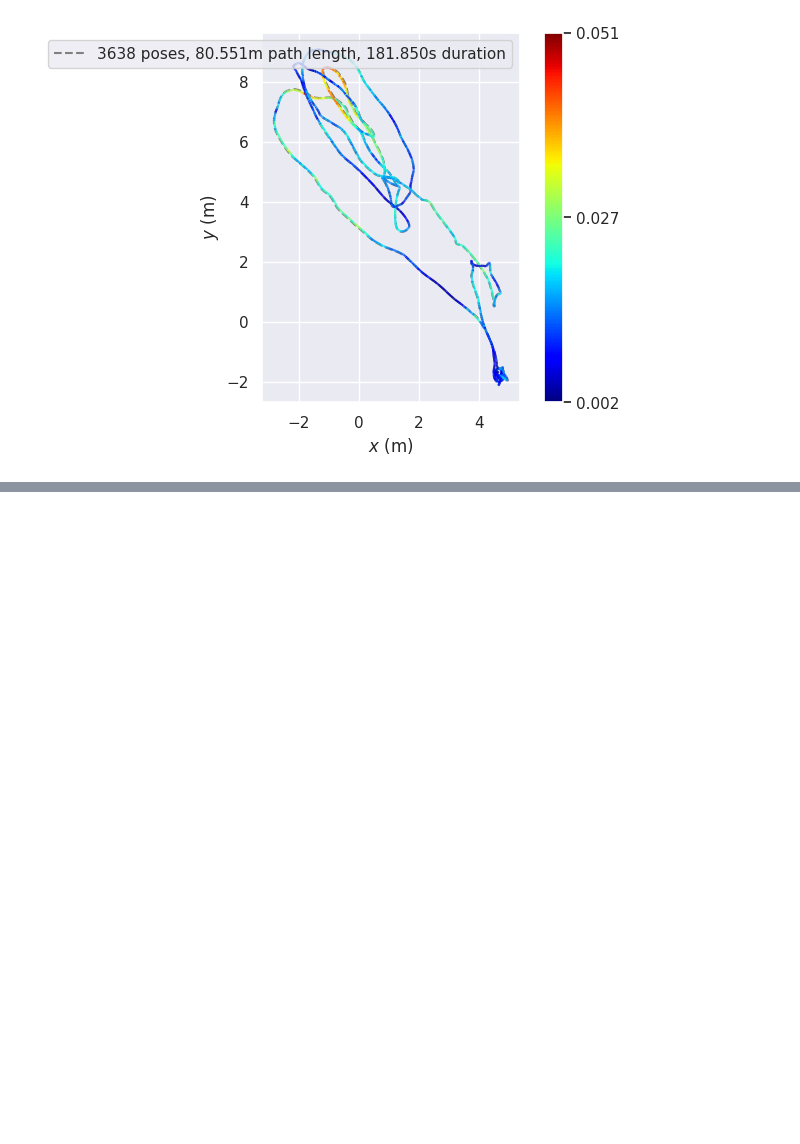
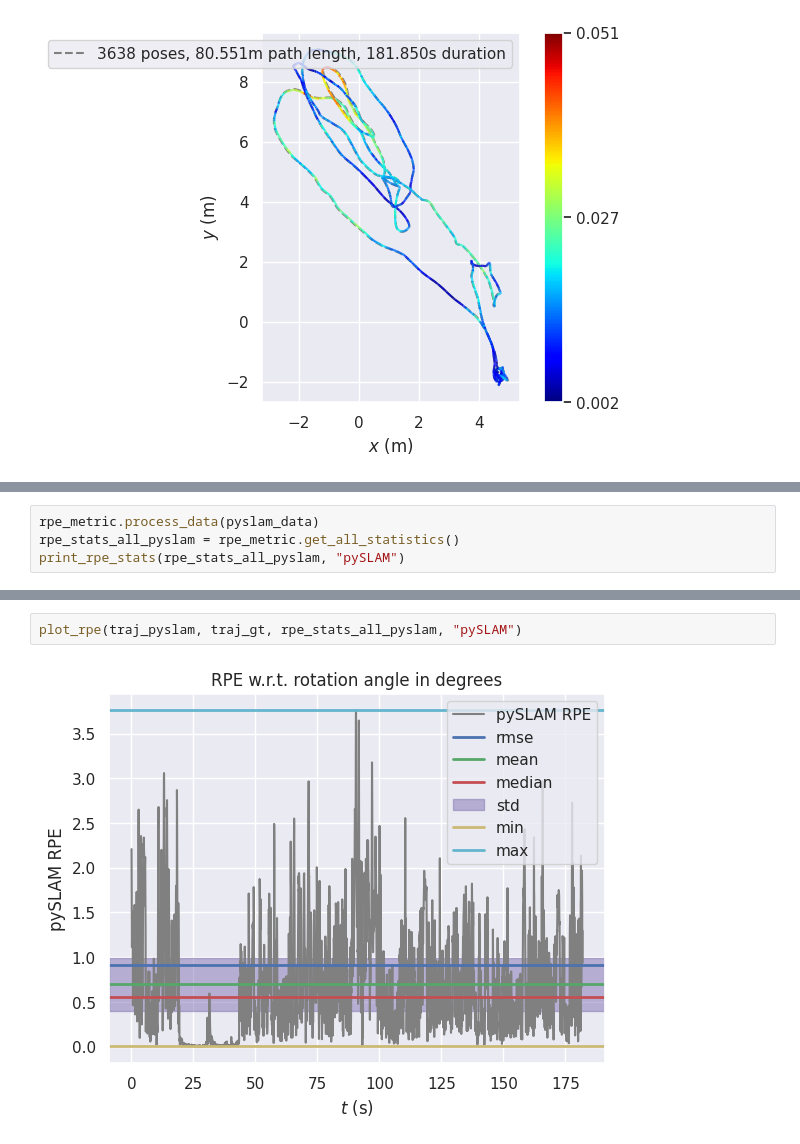
Before and after one commit to anathonic/Trajectory-Comparison-ORB-SLAM3-pySLAM, a Jupyter notebook: trajectories_comparison.ipynb, the cells around one changed output, grey strips where cells are left out. Saved outputs shown, nothing was run; the diff lists cells and outputs as text; blank space fills up the shorter version.

```diff
--- a/trajectories_comparison.ipynb
+++ b/trajectories_comparison.ipynb
@@ -282,0 +365,4 @@ plot_ape_trajectory_with_colormapping(traj_pyslam_aligned, traj_gt, ape_stats_al
+# %%
+rpe_metric.process_data(pyslam_data)
+rpe_stats_all_pyslam = rpe_metric.get_all_statistics()
+print_rpe_stats(rpe_stats_all_pyslam, "pySLAM")
@@ -282,0 +394,4 @@ plot_ape_trajectory_with_colormapping(traj_pyslam_aligned, traj_gt, ape_stats_al
+# %%
+plot_rpe(traj_pyslam, traj_gt, rpe_stats_all_pyslam, "pySLAM")
+# %% [output]
+[figure, added]
```
Also changed, not shown: parts of 15 cells of this notebook.
